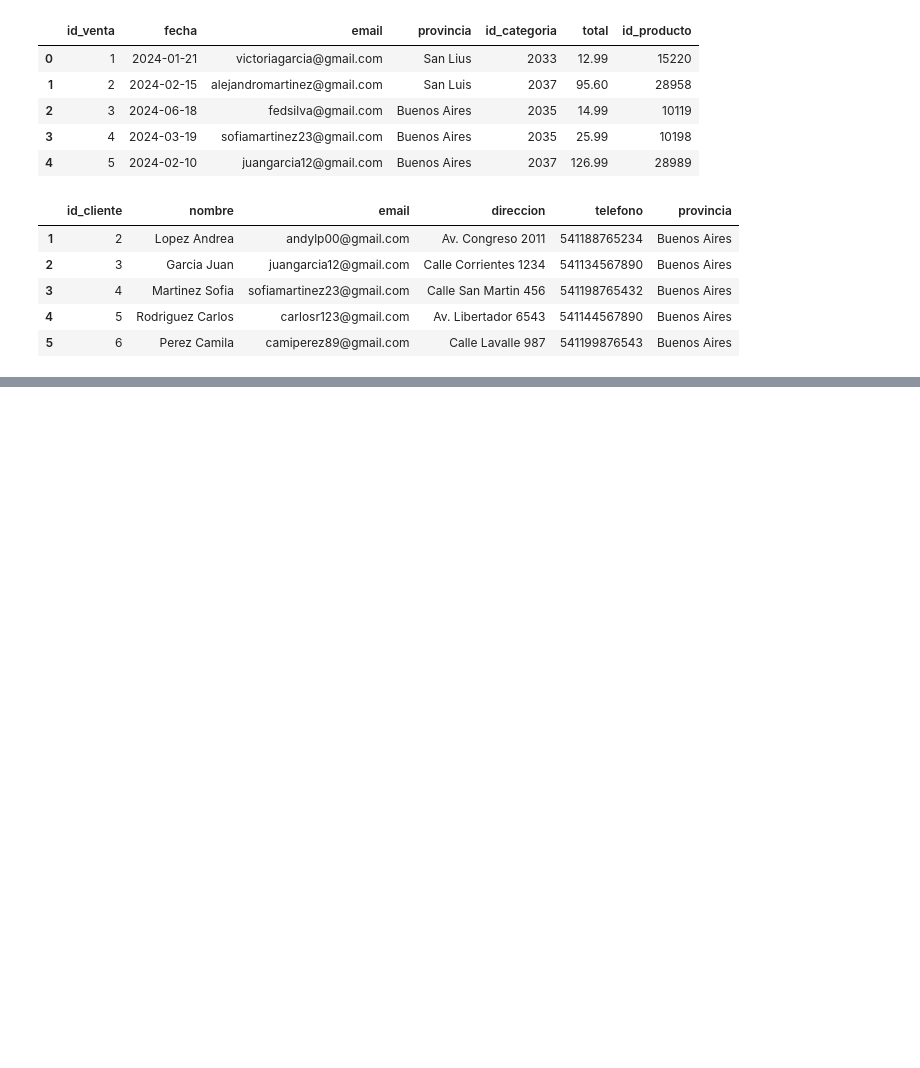
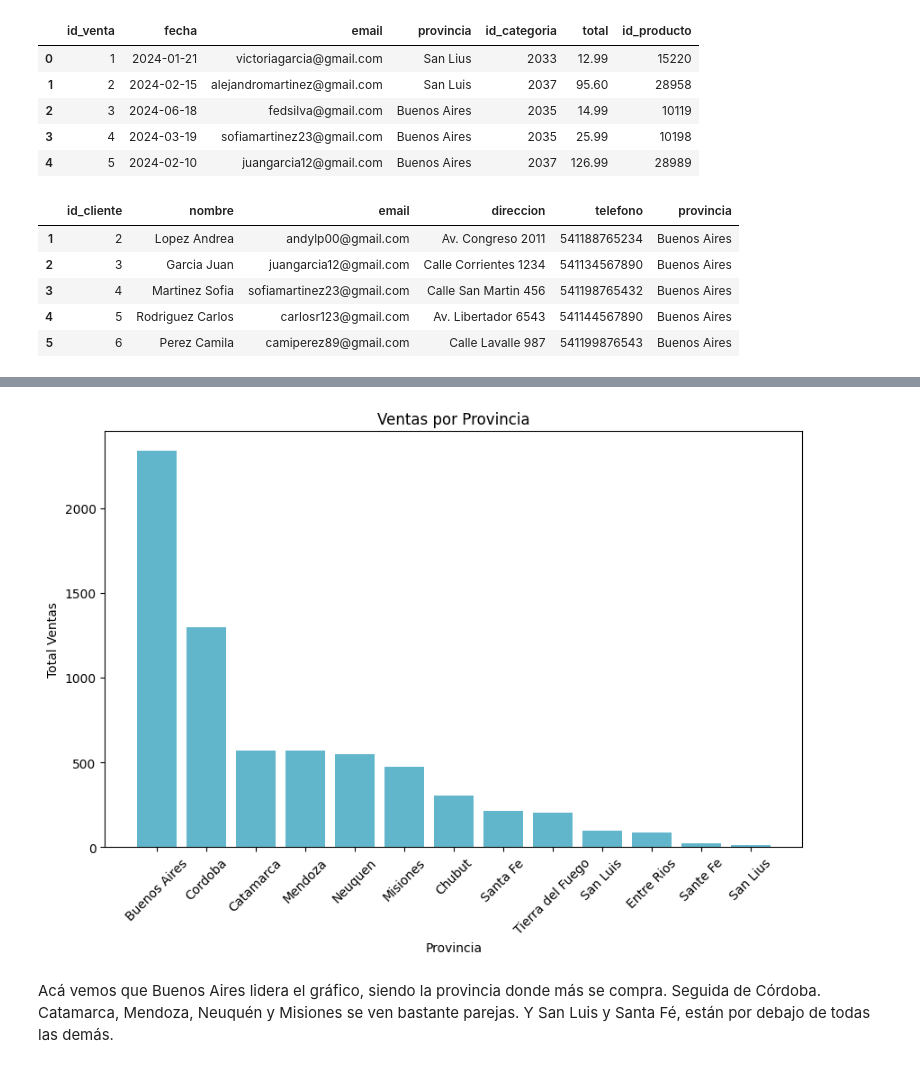
Before and after one commit to sbkrz/noir_velvet, a Jupyter notebook: EDA.ipynb, the cells around one changed output, grey strips where cells are left out. Drawn from its saved outputs; the diff is of its cells as text; code cells hidden in the pictures; blank space fills up the shorter version.

```diff
--- a/EDA.ipynb
+++ b/EDA.ipynb
@@ -54,0 +159,12 @@ clientes.head()
+# %%
+plt.figure(figsize=(10,6))
+plt.bar(ventas_provincia['provincia'], ventas_provincia['total'], color='#62b6cb')
+plt.xticks(rotation=45)
+plt.title('Ventas por Provincia')
+plt.xlabel('Provincia')
+plt.ylabel('Total Ventas')
+plt.show()
+# %% [output]
+[figure, added]
+# %% [markdown]
+Acá vemos que Buenos Aires lidera el gráfico, siendo la provincia donde más se compra. Seguida de Córdoba. Catamarca, Mendoza, Neuquén y Misiones se ven bastante parejas. Y San Luis y Santa Fé, están por debajo de todas las demás.
```
Also changed, not shown: parts of 55 cells of this notebook.
